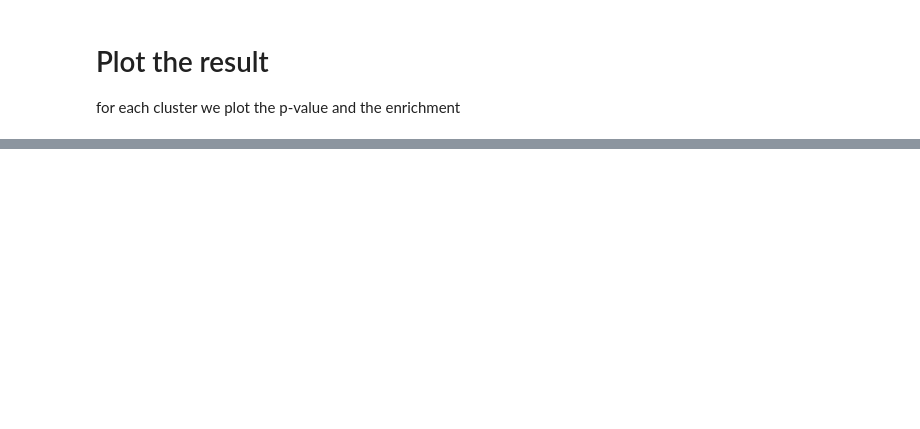
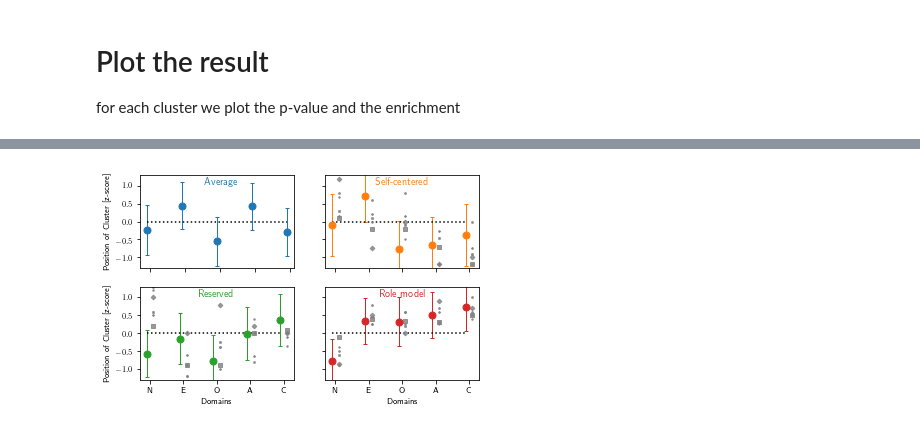
Before and after one commit to amarallab/personality-types, a Jupyter notebook: notebooks/analysis_clustering-02_meaningful-clusters-kernel-density.ipynb, the cells around one changed output, grey strips where cells are left out. Cells and saved outputs as stored; diff of their text form; code cells hidden in the pictures; blank space fills up the shorter version.

Commit message:
add plot of Fig. 2d

```diff
--- a/notebooks/analysis_clustering-02_meaningful-clusters-kernel-density.ipynb
+++ b/notebooks/analysis_clustering-02_meaningful-clusters-kernel-density.ipynb
@@ -60,7 +60,8 @@ dict_result = gmm_kd(Nc,arr_x,n_rep,n_rep_kd, bw = bw, N_samples = N_samples)
 
 ## the cluster centers
 arr_cd = dict_result['cluster']
-
+## the covariance matrix for each cluster
+list_arr_cov = dict_result['cov']
 
 
 
@@ -165,0 +260,93 @@ ax.set_xlabel(r'Enrichment, $\rho/\langle \tilde{\rho} \rangle$',labelpad=3)
+# %%
+n_sel = 4
+n_std = 1
+
+x_bottom = 0.2
+x_left = 0.2
+x_right = 0.95
+x_top = 0.95
+x_h=0.1
+x_w=0.05
+ms = 7
+h = 0.1
+cmap = get_cmap('tab10')
+
+list_doms = ['N','E','O','A','C']
+list_doms_labels = ['Neuroticism','Extraversion','Openness','Agreeableness','Conscientiousness']
+c_names = ['Average','Self-centered','Reserved','Role model']
+# %%
+f = plt.figure(figsize=fig_size)
+plt.clf()
+
+list_inds = [3,2,0,1 ] ## different ordering of the clusters
+
+for i_plot in range(n_sel):
+
+    ax = f.add_subplot(2,2,i_plot+1)
+
+
+    i_n = list_inds[i_plot]
+    x_vec = arr_cd[i_n,:]
+    x_cov_dim_dim = list_arr_cov[i_n]
+
+    x = np.arange(len(list_doms))
+    y = x_vec
+
+    yerr = n_std*np.sqrt( x_cov_dim_dim.diagonal()  )
+    y1 = y - yerr
+    y2 = y + yerr
+
+    xshift =  0.0 #-h#(i_n-(n_sel-1)/2.0)*h/((n_sel-1)/2.0)
+    c_ = cmap(i_plot)
+    ax.errorbar(x+xshift,y,yerr=yerr,label='Cluster %s'%(i_n+1),mec=c_,color=c_,ecolor=c_,mew=1,\
+                lw=0,elinewidth=1,marker='o',capsize=2,ms=ms)
+
+
+    ax.plot(x,0.0*x,ls=':',color='black')
+
+    # the labels of the types [ordering of clusters could vary]
+    ax.text(2.1, 1.1, c_names[i_plot], rotation=0., color=c_, size=10,
+             ha="center", va="center",
+             bbox=dict(boxstyle="round",
+                       ec='white',
+                       fc='white',
+                       alpha=0.
+                       )
+             )
+
+    ### the old-literature plots [not supplied here]
+    arr_x = list_x[i_plot]
+    for i_x_vec,x_vec in enumerate(arr_x):
+
+        x = np.arange(len(list_doms)) +h
+        y = x_vec
+
+        xshift = h#(i_n-(n_sel-1)/2.0)*h/((n_sel-1)/2.0)
+        c_ = str(0.5)
+        ax.plot(x+xshift,y,color=c_,\
+                lw=0,marker=list_markers[i_x_vec],ms=3*list_ms[i_x_vec],alpha=0.8)
+
+
+
+    ax.set_xticks(x)
+    list_y = np.array([-1.0,-0.5,0.0,0.5,1.0])
+    ax.set_yticks(list_y)
+    if i_plot>1:
+        ax.set_xlabel('Domains')
+        ax.set_xticklabels(list_doms)
+#         ax.set_xticklabels(list_doms_labels, rotation=-30,ha='left')
+
+    else:
+        ax.set_xticklabels(['' for j in x])
+    if i_plot%2==0:
+        ax.set_ylabel(r'Position of Cluster [z-score]')
+    else:
+        ax.set_yticklabels(['' for j in list_y])
+
+
+    # plt.xscale('log')
+    # ax.set_yscale('log')
+    ax.set_ylim(-1.3,1.3)
+    # ax.set_xlim(0,3)
+# %% [output]
+[figure, added]
```
Also changed, not shown: parts of 7 cells of this notebook.
